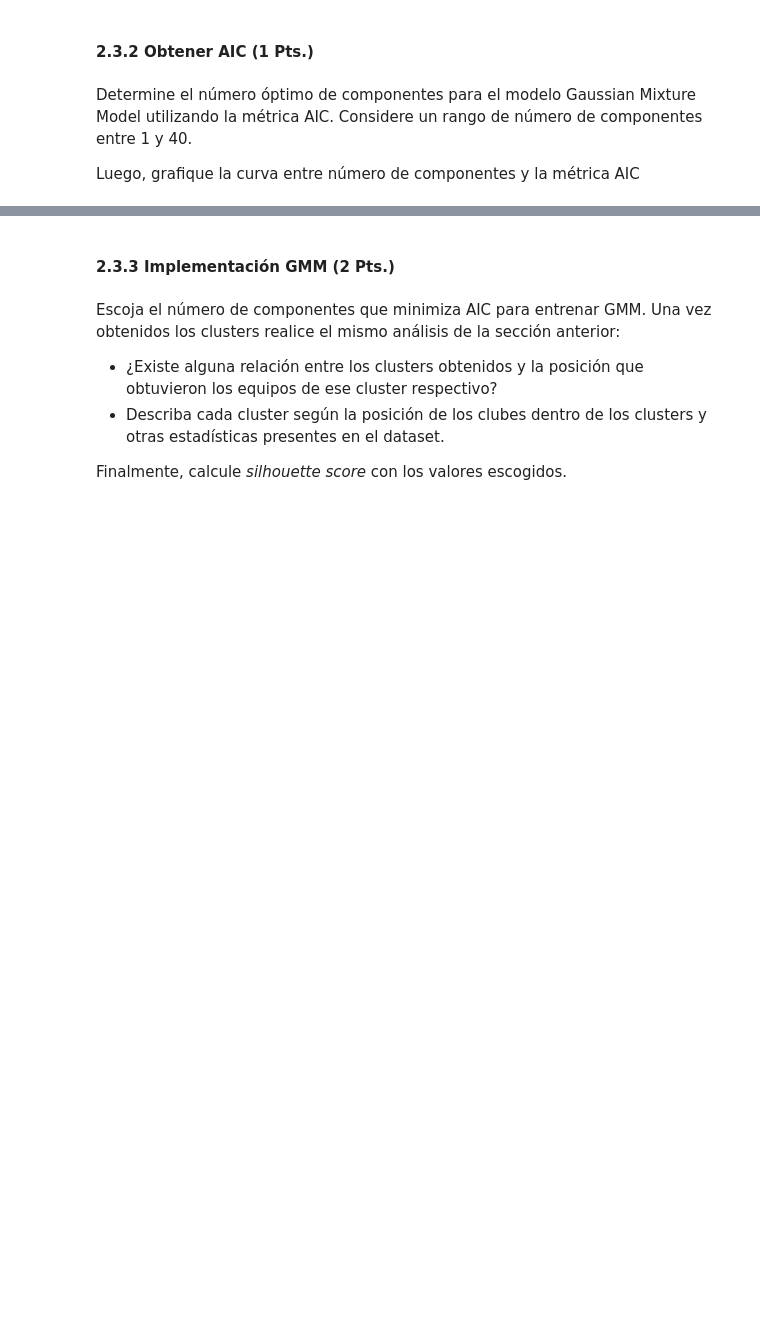
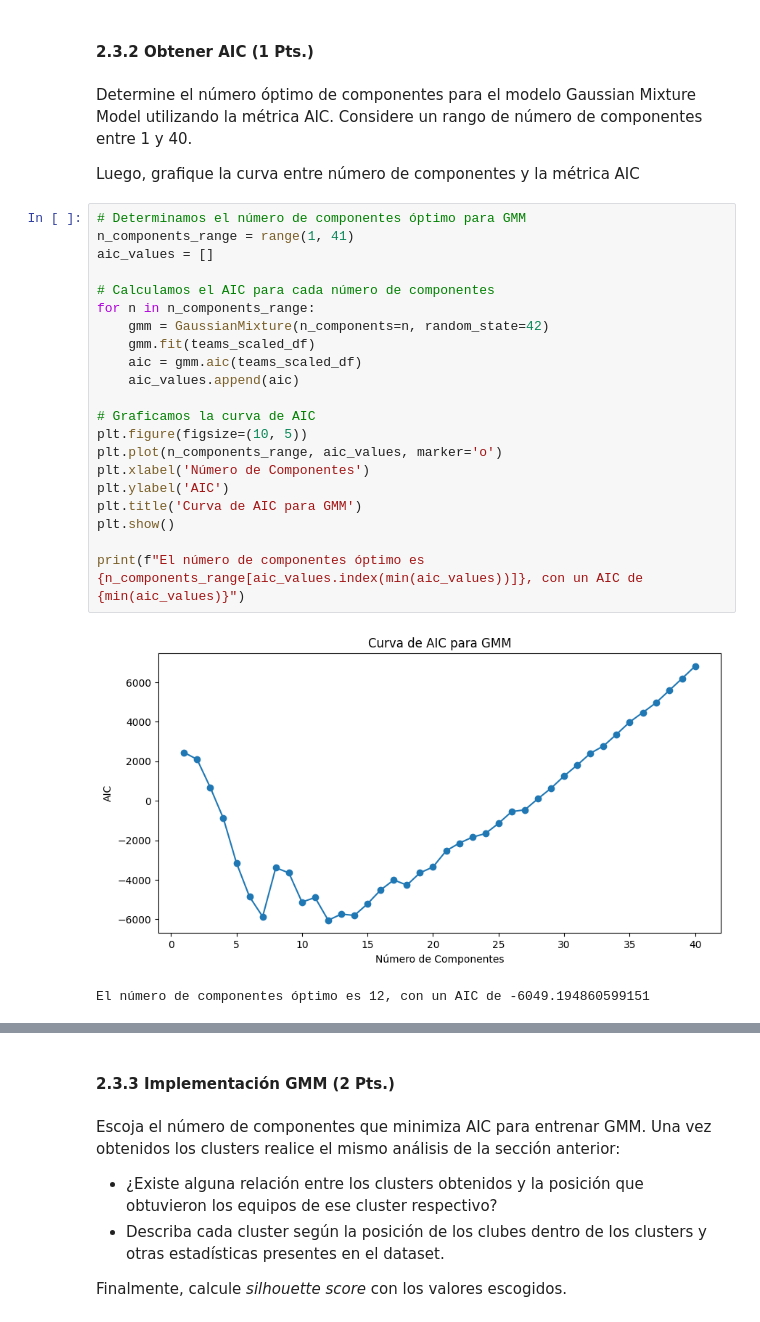
Before and after one commit to VicenteLavagnino/IIC2433, a Jupyter notebook: Tareas/T4/T4_IIC2433.ipynb, the cells around one changed output, grey strips where cells are left out. Drawn from its saved outputs; the diff is of its cells as text; blank space fills up the shorter version.

```diff
--- a/Tareas/T4/T4_IIC2433.ipynb
+++ b/Tareas/T4/T4_IIC2433.ipynb
@@ -562,3 +562,27 @@ En el caso de los modelos GMM, se busca minimizar el AIC, mientras más bajo es
 Determine el número óptimo de componentes para el modelo Gaussian Mixture Model utilizando la métrica AIC. Considere un rango de número de componentes entre 1 y 40.
 
 Luego, grafique la curva entre número de componentes y la métrica AIC
+# %%
+# Determinamos el número de componentes óptimo para GMM
+n_components_range = range(1, 41)
+aic_values = []
+
+# Calculamos el AIC para cada número de componentes
+for n in n_components_range:
+    gmm = GaussianMixture(n_components=n, random_state=42)
+    gmm.fit(teams_scaled_df)
+    aic = gmm.aic(teams_scaled_df)
+    aic_values.append(aic)
+
+# Graficamos la curva de AIC
+plt.figure(figsize=(10, 5))
+plt.plot(n_components_range, aic_values, marker='o')
+plt.xlabel('Número de Componentes')
+plt.ylabel('AIC')
+plt.title('Curva de AIC para GMM')
+plt.show()
+
+print(f"El número de componentes óptimo es {n_components_range[aic_values.index(min(aic_values))]}, con un AIC de {min(aic_values)}")
+# %% [output]
+[figure, added]
+El número de componentes óptimo es 12, con un AIC de -6049.194860599151
```
Also changed, not shown: parts of 25 cells of this notebook.
